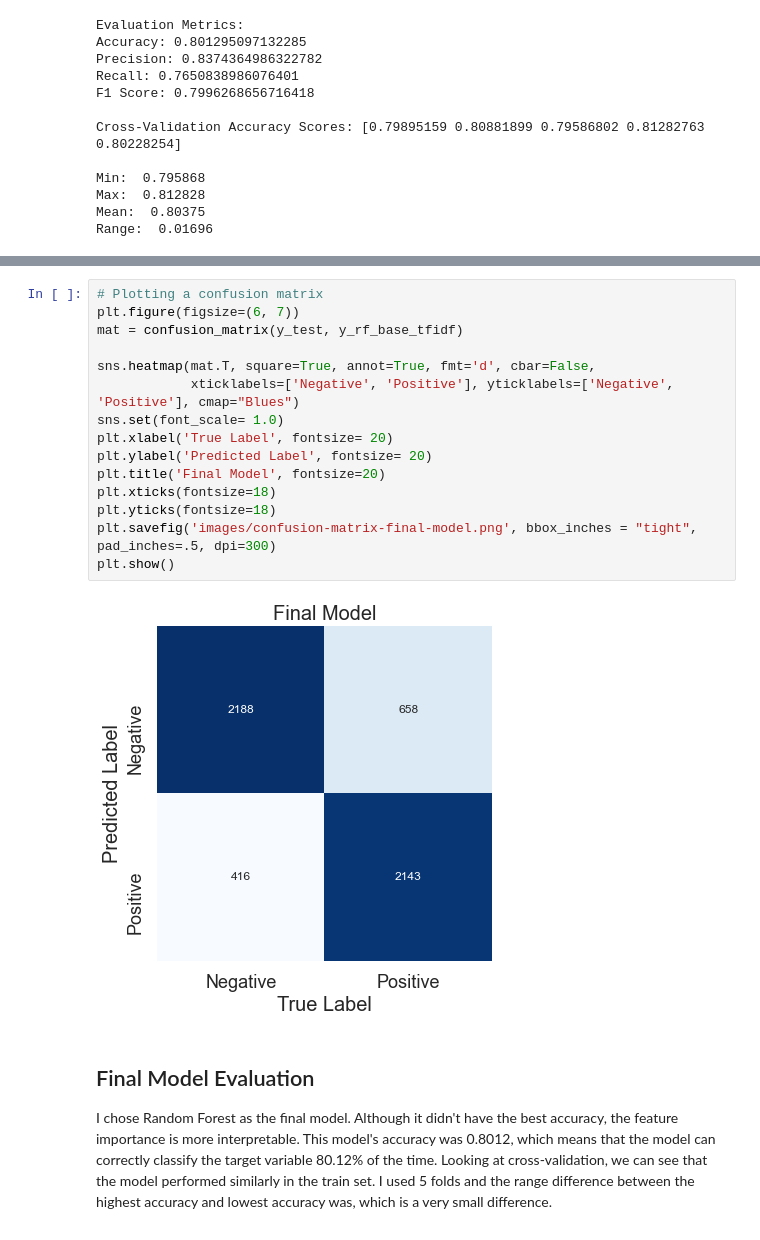
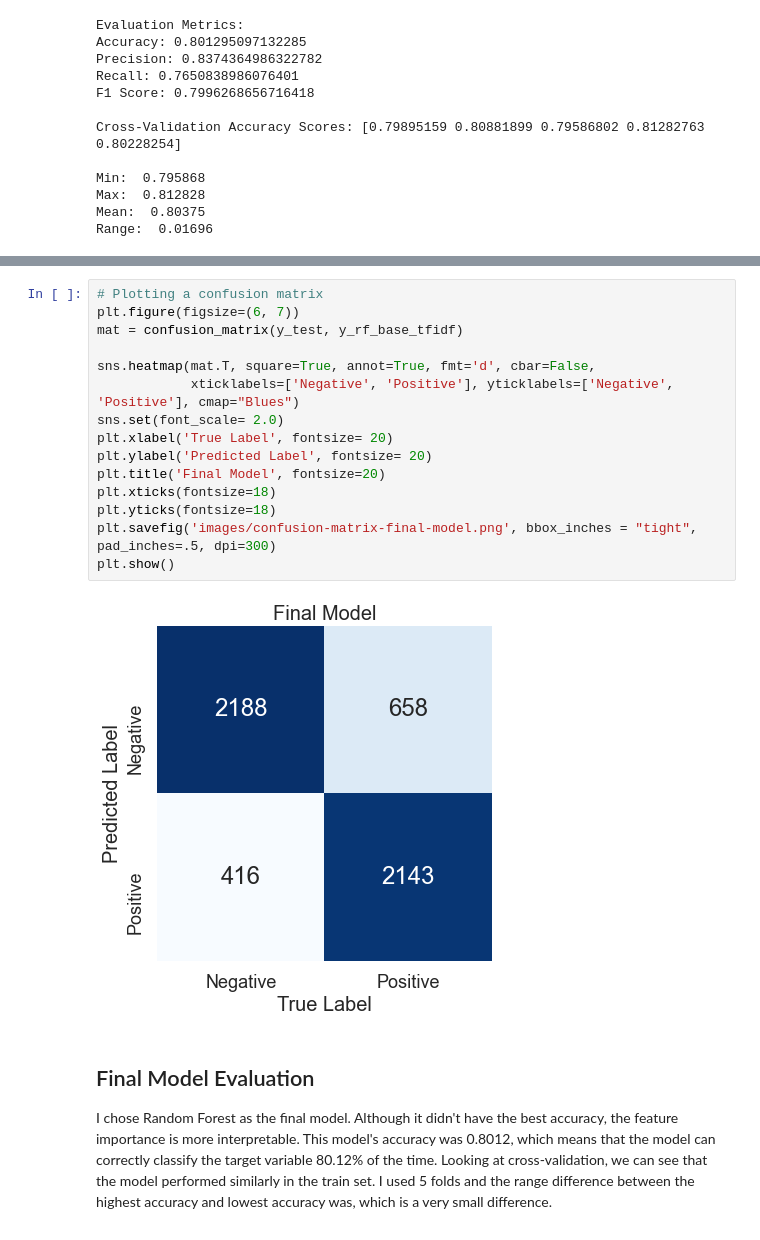
Before and after one commit to ismael-araujo/Hotel-Reviews-Analysis-Using-NLP, a Jupyter notebook: final-notebook.ipynb, the cells around one changed output, grey strips where cells are left out. Saved outputs shown, nothing was run; the diff lists cells and outputs as text.

```diff
--- a/final-notebook.ipynb
+++ b/final-notebook.ipynb
@@ -553,20 +553,20 @@ features_rf.nlargest(20, 0).transpose()
 # %%
 # Plotting a confusion matrix
 plt.figure(figsize=(6, 7))
 mat = confusion_matrix(y_test, y_rf_base_tfidf)
 
 sns.heatmap(mat.T, square=True, annot=True, fmt='d', cbar=False,
             xticklabels=['Negative', 'Positive'], yticklabels=['Negative', 'Positive'], cmap="Blues")
-sns.set(font_scale= 1.0)
+sns.set(font_scale= 2.0)
 plt.xlabel('True Label', fontsize= 20)
 plt.ylabel('Predicted Label', fontsize= 20)
 plt.title('Final Model', fontsize=20)
 plt.xticks(fontsize=18)
 plt.yticks(fontsize=18)
 plt.savefig('images/confusion-matrix-final-model.png', bbox_inches = "tight", pad_inches=.5, dpi=300)
 plt.show()
 # %% [output]
-[figure, old version]
+[figure, new version]
 # %% [markdown]
 ## Final Model Evaluation
 
```
